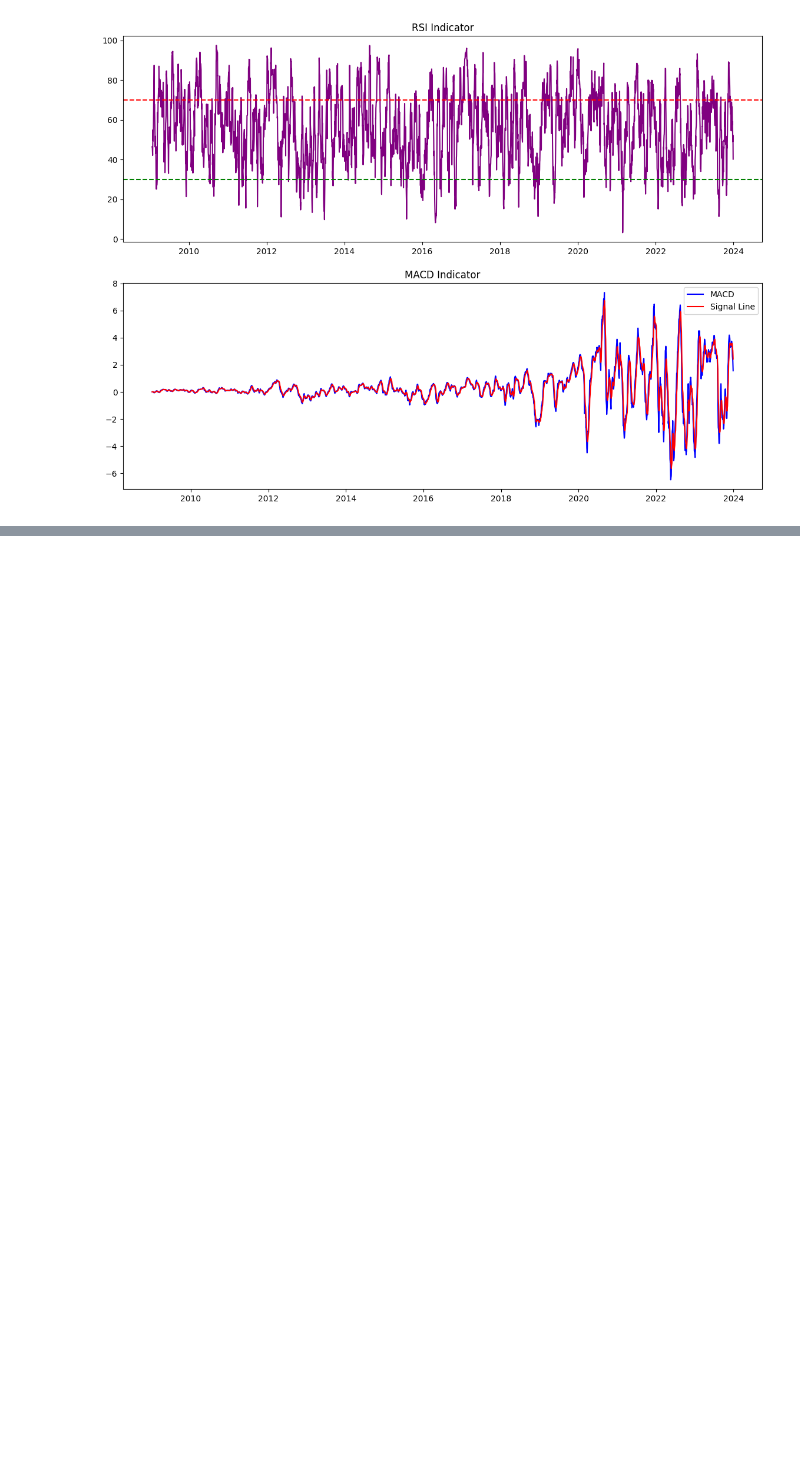
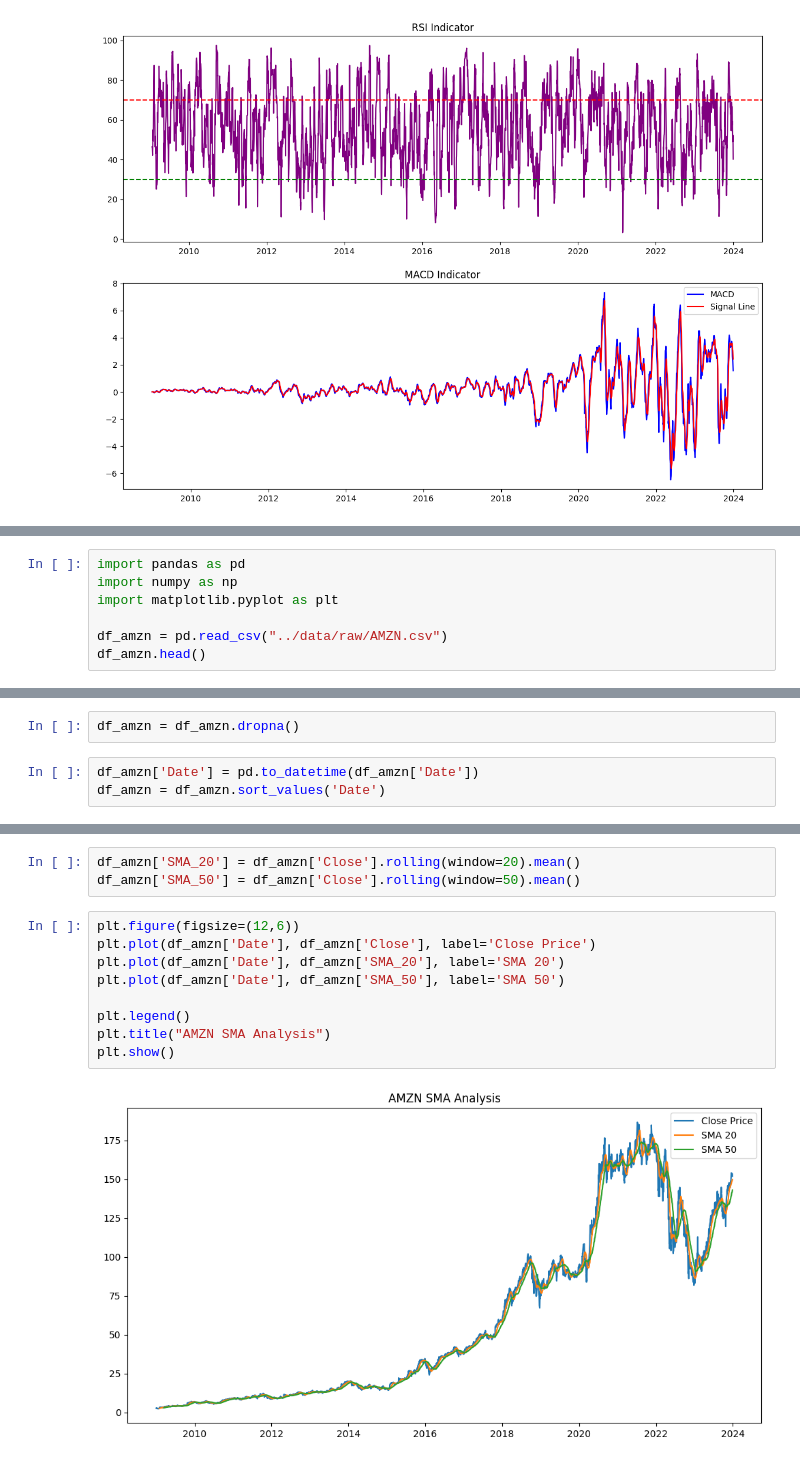
Before and after one commit to hawaebrahimhamid-png/news-sentiment-analysis, a Jupyter notebook: notebooks/task2_stock_analysis.ipynb, the cells around one changed output, grey strips where cells are left out. Cells and saved outputs as stored; diff of their text form; blank space fills up the shorter version.

Commit message:
Complete Task 2 financial analysis with AAPL and AMZN comparison

```diff
--- a/notebooks/task2_stock_analysis.ipynb
+++ b/notebooks/task2_stock_analysis.ipynb
@@ -282,0 +264,7 @@ plt.show()
+# %%
+import pandas as pd
+import numpy as np
+import matplotlib.pyplot as plt
+
+df_amzn = pd.read_csv("../data/raw/AMZN.csv")
+df_amzn.head()
@@ -282,0 +304,5 @@ plt.show()
+# %%
+df_amzn = df_amzn.dropna()
+# %%
+df_amzn['Date'] = pd.to_datetime(df_amzn['Date'])
+df_amzn = df_amzn.sort_values('Date')
@@ -282,0 +334,14 @@ plt.show()
+# %%
+df_amzn['SMA_20'] = df_amzn['Close'].rolling(window=20).mean()
+df_amzn['SMA_50'] = df_amzn['Close'].rolling(window=50).mean()
+# %%
+plt.figure(figsize=(12,6))
+plt.plot(df_amzn['Date'], df_amzn['Close'], label='Close Price')
+plt.plot(df_amzn['Date'], df_amzn['SMA_20'], label='SMA 20')
+plt.plot(df_amzn['Date'], df_amzn['SMA_50'], label='SMA 50')
+
+plt.legend()
+plt.title("AMZN SMA Analysis")
+plt.show()
+# %% [output]
+[figure, added]
```
Also changed, not shown: parts of 23 cells of this notebook.
